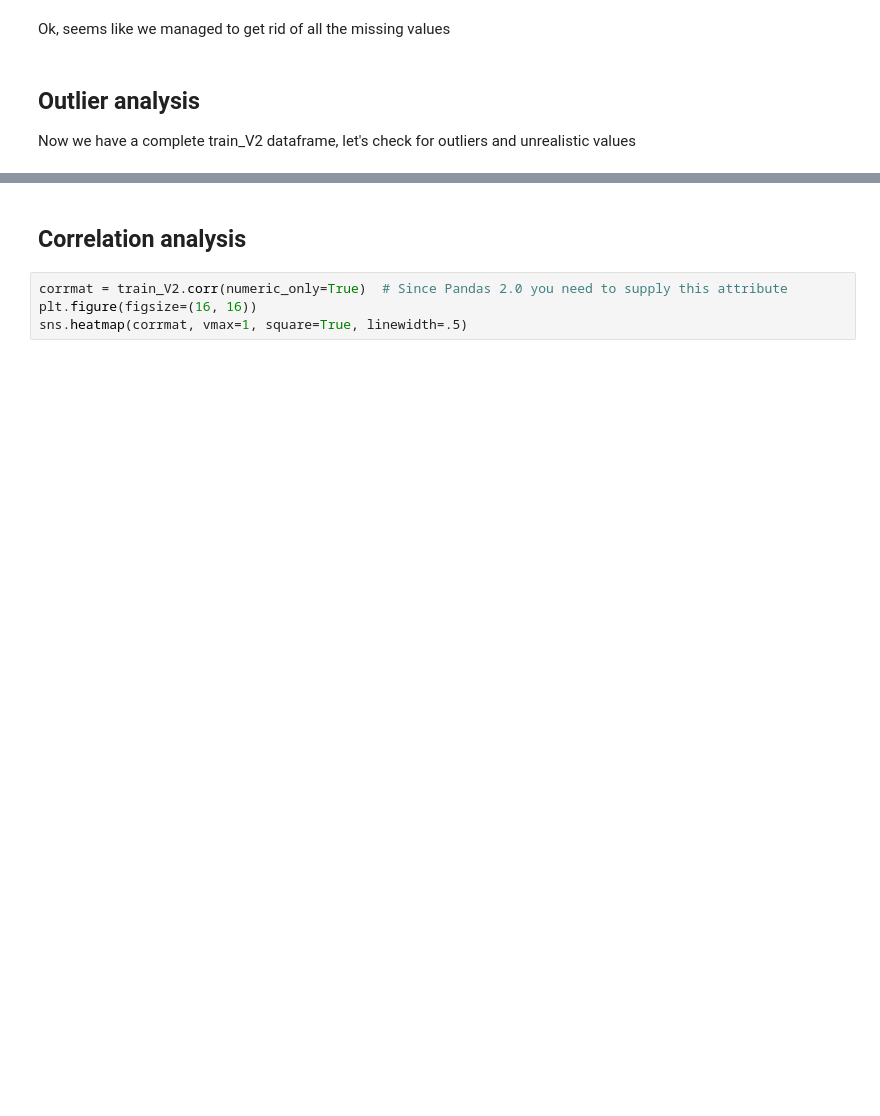
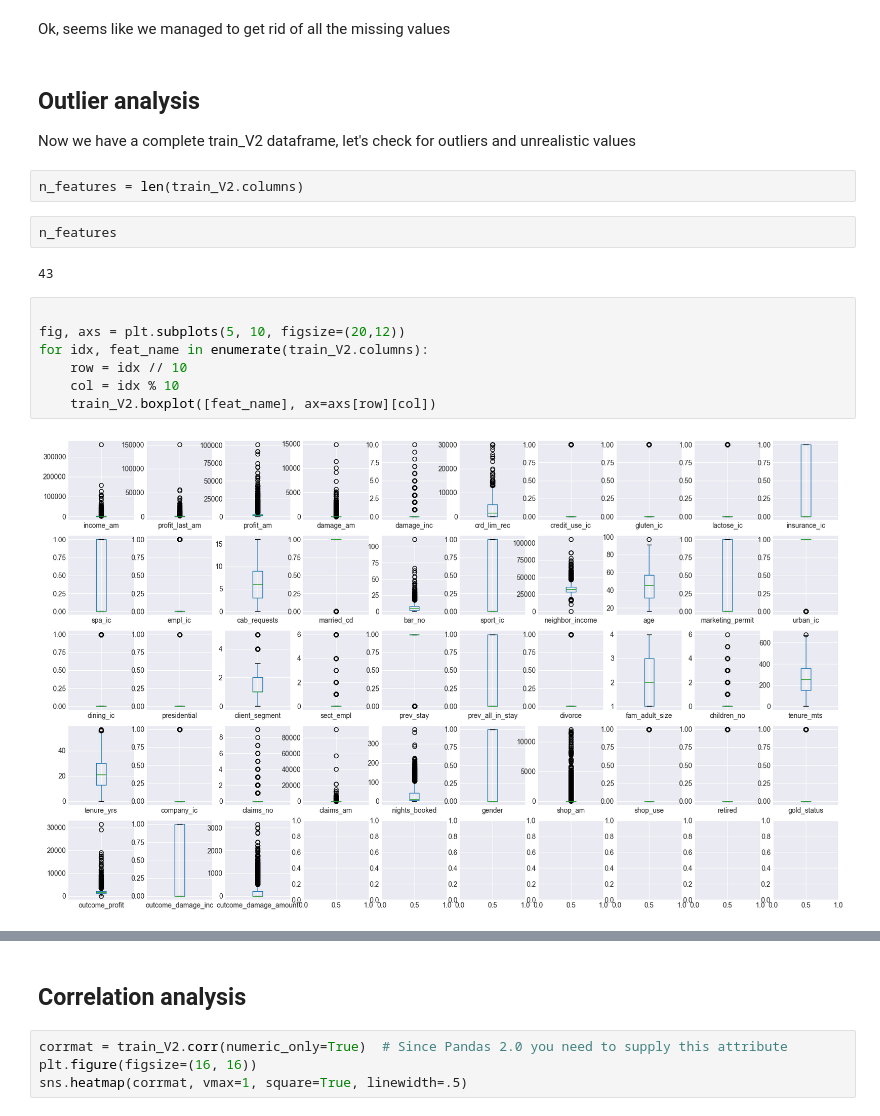
Before and after one commit to Marijkevandesteene/MachineLearning, a Jupyter notebook: EDA_BinoMaiheu.ipynb, the cells around one changed output, grey strips where cells are left out. Saved outputs shown, nothing was run; the diff lists cells and outputs as text; blank space fills up the shorter version.

```diff
--- a/EDA_BinoMaiheu.ipynb
+++ b/EDA_BinoMaiheu.ipynb
@@ -290,3 +292,18 @@ Ok, seems like we managed to get rid of all the missing values
 ## Outlier analysis
 
 Now we have a complete train_V2 dataframe, let's check for outliers and unrealistic values
+# %%
+n_features = len(train_V2.columns)
+# %%
+n_features
+# %% [output]
+43
+# %%
+
+fig, axs = plt.subplots(5, 10, figsize=(20,12))
+for idx, feat_name in enumerate(train_V2.columns):
+    row = idx // 10
+    col = idx % 10
+    train_V2.boxplot([feat_name], ax=axs[row][col])
+# %% [output]
+[figure, added]
```
Also changed, not shown: parts of 16 cells of this notebook.
